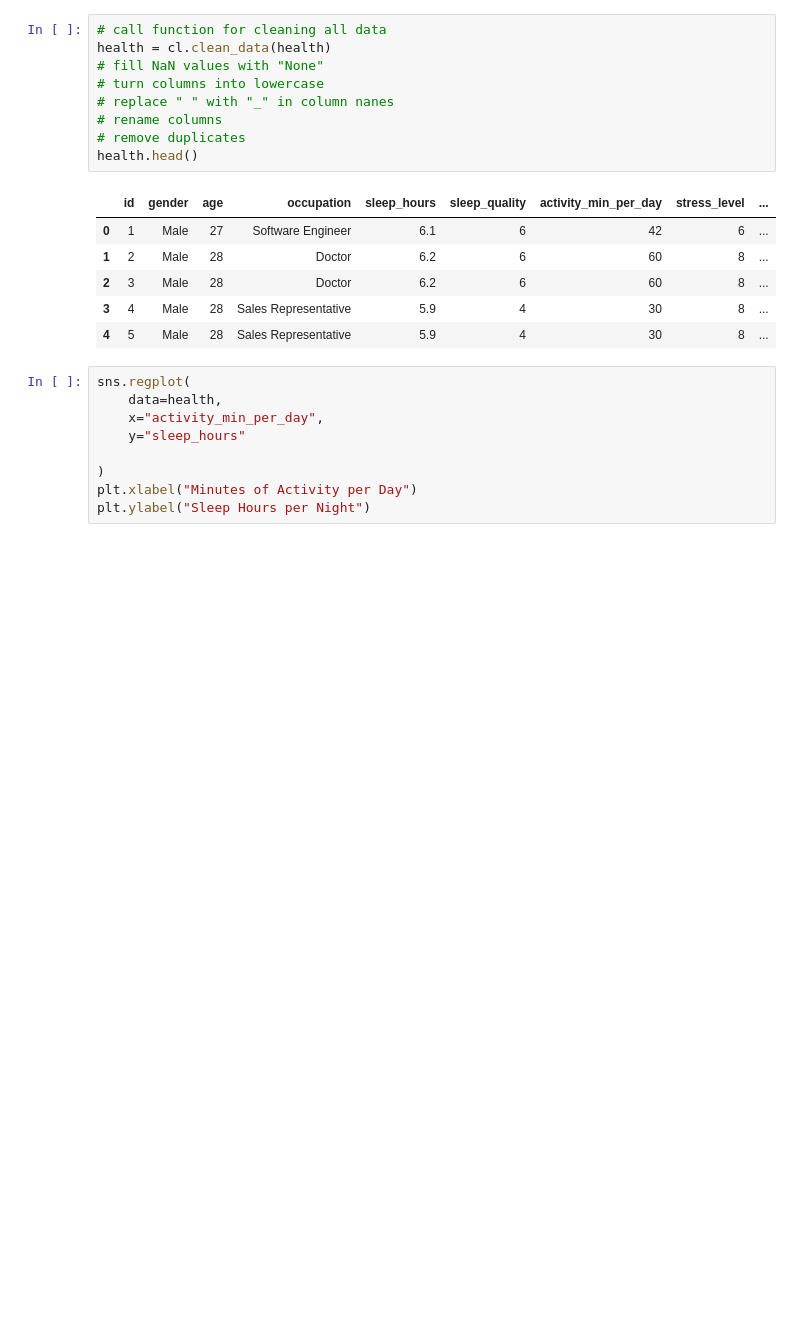
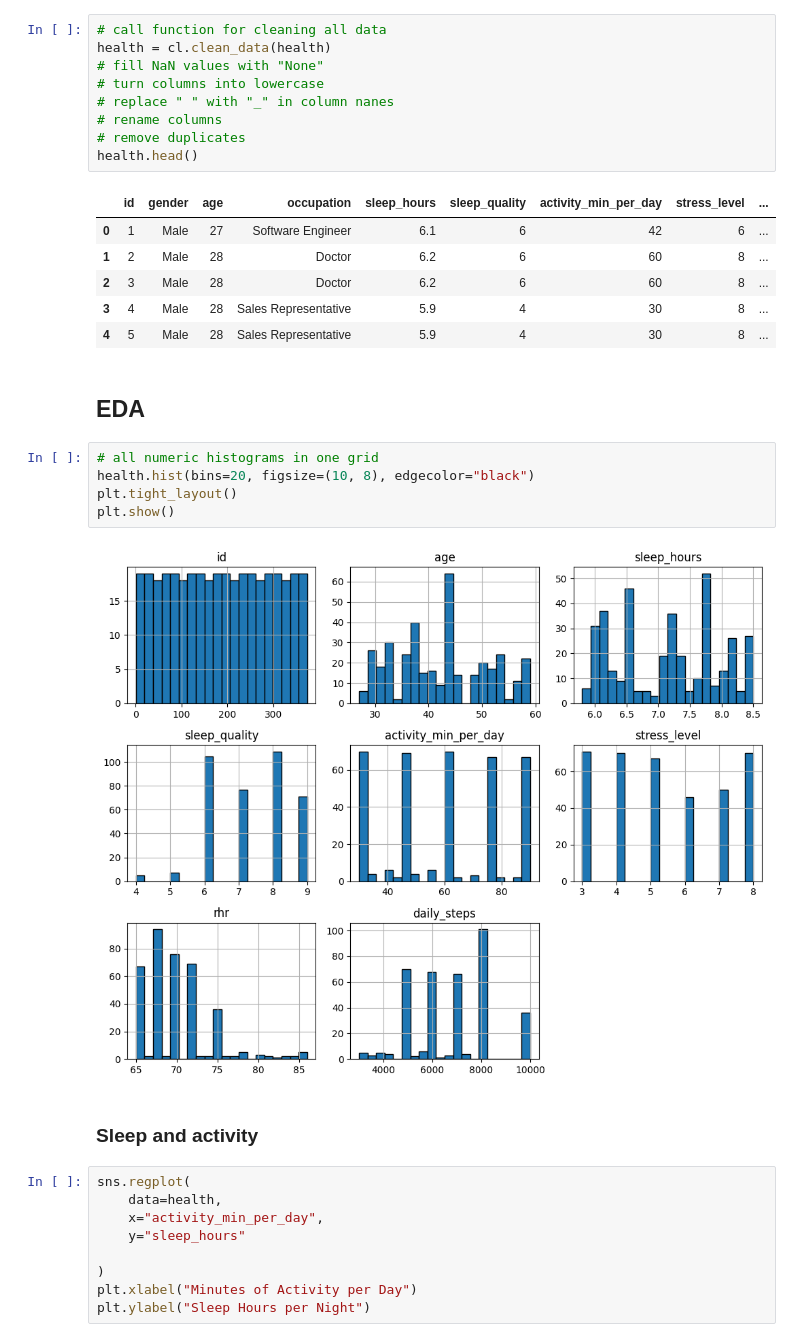
Before and after one commit to chandlershortlidge/sleep-heath-analysis, a Jupyter notebook: main.ipynb, the cells around one changed output. Saved outputs shown, nothing was run; the diff lists cells and outputs as text; blank space fills up the shorter version.

Commit message:
added numeric histogram plots, stress vs sleep regplot, and stress vs activity regplot

```diff
--- a/main.ipynb
+++ b/main.ipynb
@@ -74,6 +74,17 @@ health.head()
 | 2 | 3 | Male | 28 | Doctor | 6.2 | 6 | 60 | 8 | ... |
 | 3 | 4 | Male | 28 | Sales Representative | 5.9 | 4 | 30 | 8 | ... |
 | 4 | 5 | Male | 28 | Sales Representative | 5.9 | 4 | 30 | 8 | ... |
+# %% [markdown]
+## EDA
+# %%
+# all numeric histograms in one grid
+health.hist(bins=20, figsize=(10, 8), edgecolor="black")
+plt.tight_layout()
+plt.show()
+# %% [output]
+[figure, added]
+# %% [markdown]
+### Sleep and activity
 # %%
 sns.regplot(
     data=health,
```
Also changed, not shown: parts of 6 cells of this notebook.
